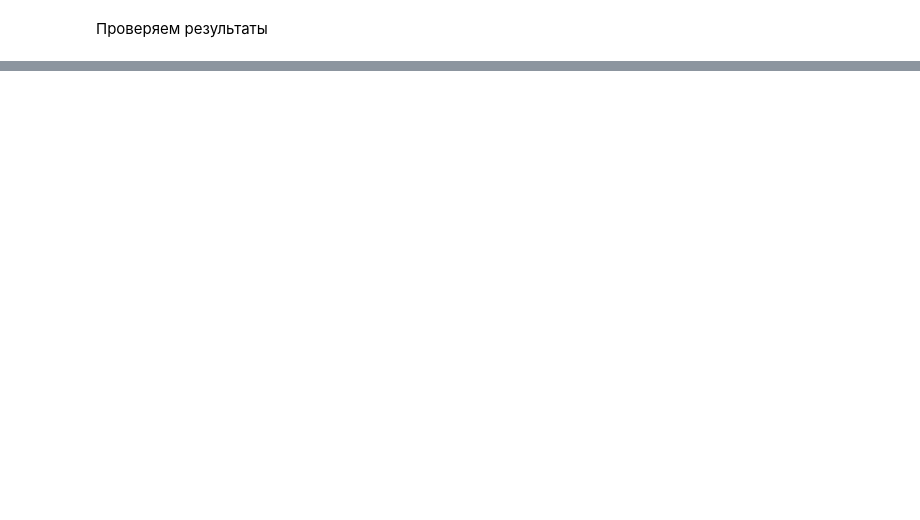
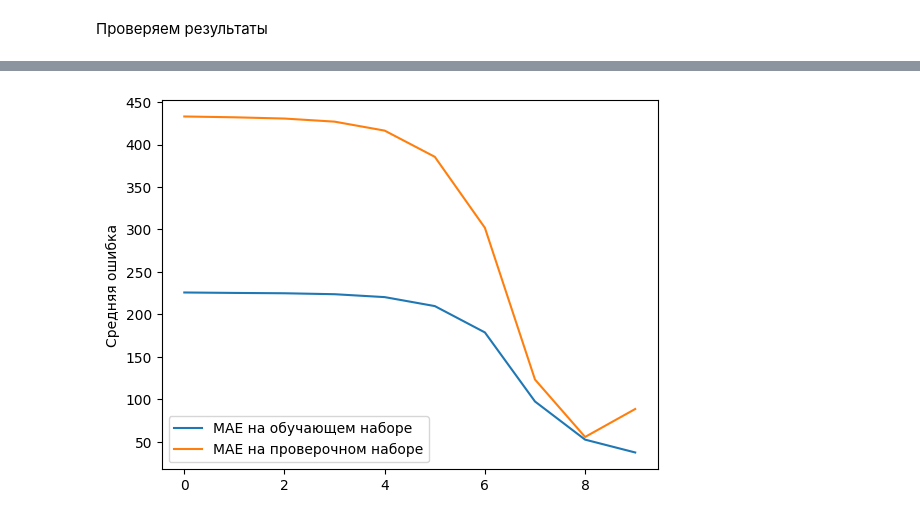
Before and after one commit to OkhotnikovVV/Education, a Jupyter notebook: GB/Quarter 05/Introduction to Neural Networks/Lesson 05/OVV_INN_HW_05.ipynb, the cells around one changed output, grey strips where cells are left out. Cells and saved outputs as stored; diff of their text form; code cells hidden in the pictures; blank space fills up the shorter version.

```diff
--- a/GB/Quarter 05/Introduction to Neural Networks/Lesson 05/OVV_INN_HW_05.ipynb
+++ b/GB/Quarter 05/Introduction to Neural Networks/Lesson 05/OVV_INN_HW_05.ipynb
@@ -699,0 +702,26 @@ test_loss: 1384.4818115234375, test_m: 32.312103271484375
+# %%
+# установка ряда метапареметров  для нейронной сети и процесса тренировки
+batch_size = 8
+hidden_size = 32
+num_iterations = 25
+num_epochs = 1
+num_preds = 100
+# %%
+model_3 = Sequential()
+
+model_3.add(
+    GRU(
+        hidden_size,
+        return_sequences=True,
+        input_shape=(inputs.shape[1], inputs.shape[2]),
+        unroll=False
+    )
+)
+model_3.add(Conv1D(64, 3, activation='linear'))
+model_3.add(Conv1D(64, 1, activation='linear'))
+model_3.add(Flatten())
+model_3.add(Dense(3, activation='linear'))
+model_3.add(Dense(1, activation='linear'))
+
+model_3.compile(loss='mse', optimizer='adam', metrics=['mae'])
+model_3.summary()
@@ -699,0 +746,5 @@ test_loss: 1384.4818115234375, test_m: 32.312103271484375
+# %%
+history_3 = model_3.fit(dataset_train,
+                    epochs=epochs,
+                    validation_data=dataset_val,
+                    callbacks=[early_stop])
@@ -699,0 +772,11 @@ test_loss: 1384.4818115234375, test_m: 32.312103271484375
+# %%
+plt.plot(history_3.history['mae'][:],
+         label='MAE на обучающем наборе')
+plt.plot(history_3.history['val_mae'][:],
+         label='MAE на проверочном наборе')
+
+plt.ylabel('Средняя ошибка')
+plt.legend()
+plt.show()
+# %% [output]
+[figure, added]
```
Also changed, not shown: parts of 29 cells of this notebook.
